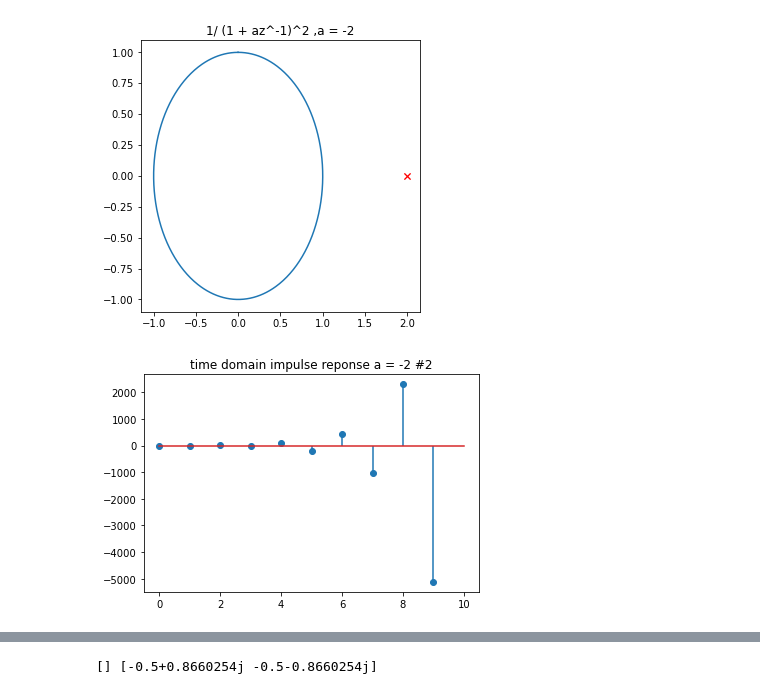
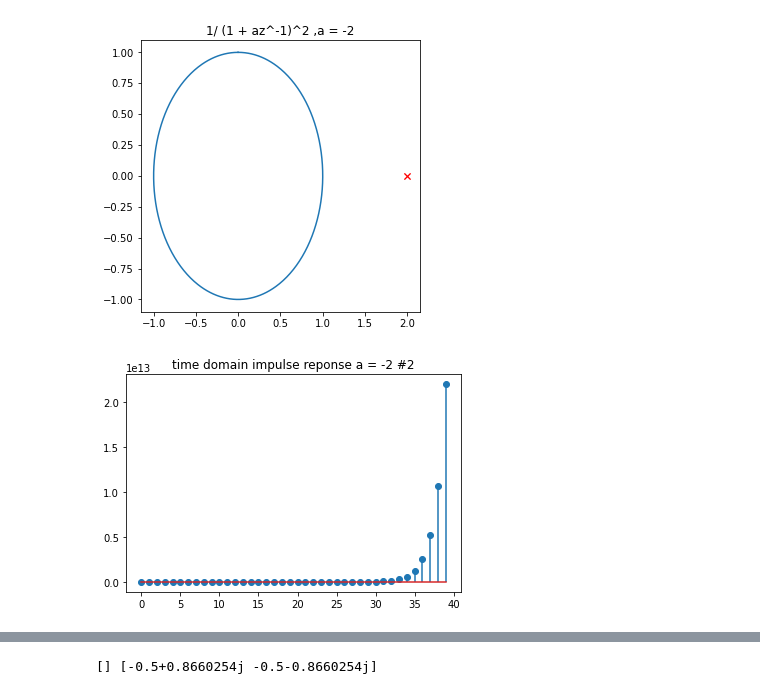
Before and after one commit to the-pinbo/EC211, a Jupyter notebook: Lab5/Z-transform (2).ipynb, the cells around one changed output, grey strips where cells are left out. Drawn from its saved outputs; the diff is of its cells as text; code cells hidden in the pictures.

```diff
--- a/Lab5/Z-transform (2).ipynb
+++ b/Lab5/Z-transform (2).ipynb
@@ -302,13 +302,13 @@ plt.show()
 [] [2.+1.3377935e-08j 2.-1.3377935e-08j]
 [figure]
 # %%
-n = np.arange(0,10,0.01)
+n = np.arange(0,40)
 u = np.array([unitstep(i) for i in n])
-x = (n+1)*((-2.0)**n)*u
+x = (n+1)*((2.0)**n)*u
 plt.title("time domain impulse reponse a = -2 #2")
 plt.stem(n,x)
 plt.show()
 
 #OR IT LOOKS LIKE THIS IN BIGGER RANGE
 # %% [output]
-[figure, old version]
+[figure, new version]
```
Also changed, not shown: parts of 12 cells of this notebook.
